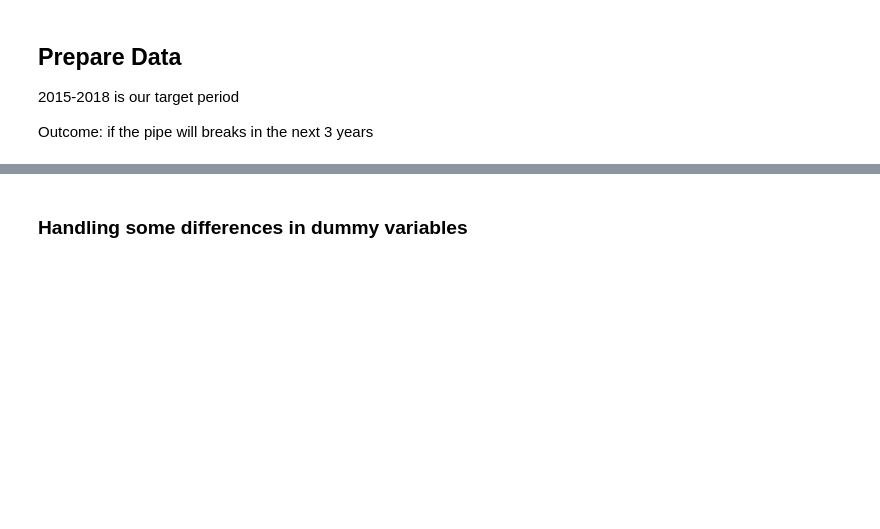
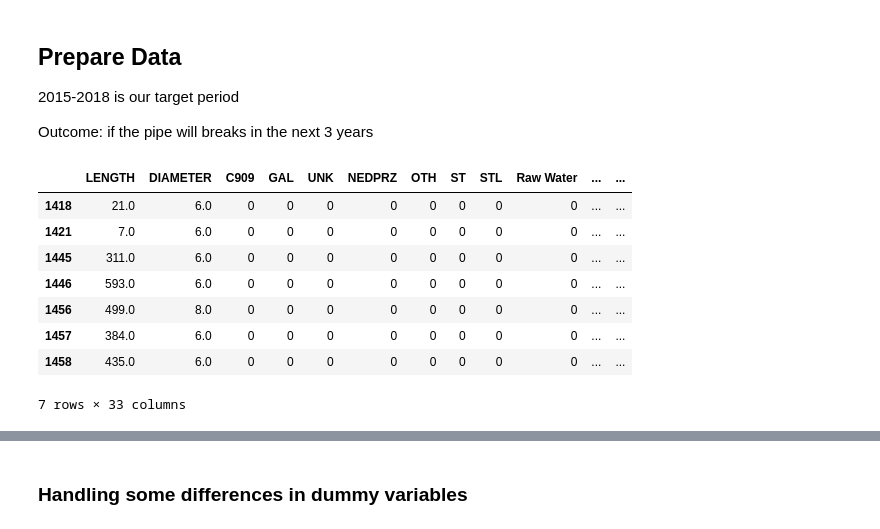
Before and after one commit to theuerc/ann_arbor_watermain_break_predictions, a Jupyter notebook: models/02_models.ipynb, the cells around one changed output, grey strips where cells are left out. Cells and saved outputs as stored; diff of their text form; code cells hidden in the pictures; blank space fills up the shorter version.

```diff
--- a/models/02_models.ipynb
+++ b/models/02_models.ipynb
@@ -84,0 +111,12 @@ test = svm_data_transform_pipeline(test, TEST_VAL_CUTOFF, cols)
+# %%
+val_2023[val_2023['will_break'] == 1]
+# %% [output]
+|  | LENGTH | DIAMETER | C909 | GAL | UNK | NEDPRZ | OTH | ST | STL | Raw Water | ... | ... |
+| 1418 | 21.0 | 6.0 | 0 | 0 | 0 | 0 | 0 | 0 | 0 | 0 | ... | ... |
+| 1421 | 7.0 | 6.0 | 0 | 0 | 0 | 0 | 0 | 0 | 0 | 0 | ... | ... |
+| 1445 | 311.0 | 6.0 | 0 | 0 | 0 | 0 | 0 | 0 | 0 | 0 | ... | ... |
+| 1446 | 593.0 | 6.0 | 0 | 0 | 0 | 0 | 0 | 0 | 0 | 0 | ... | ... |
+| 1456 | 499.0 | 8.0 | 0 | 0 | 0 | 0 | 0 | 0 | 0 | 0 | ... | ... |
+| 1457 | 384.0 | 6.0 | 0 | 0 | 0 | 0 | 0 | 0 | 0 | 0 | ... | ... |
+| 1458 | 435.0 | 6.0 | 0 | 0 | 0 | 0 | 0 | 0 | 0 | 0 | ... | ... |
+7 rows × 33 columns
```
Also changed, not shown: parts of 32 cells of this notebook.
